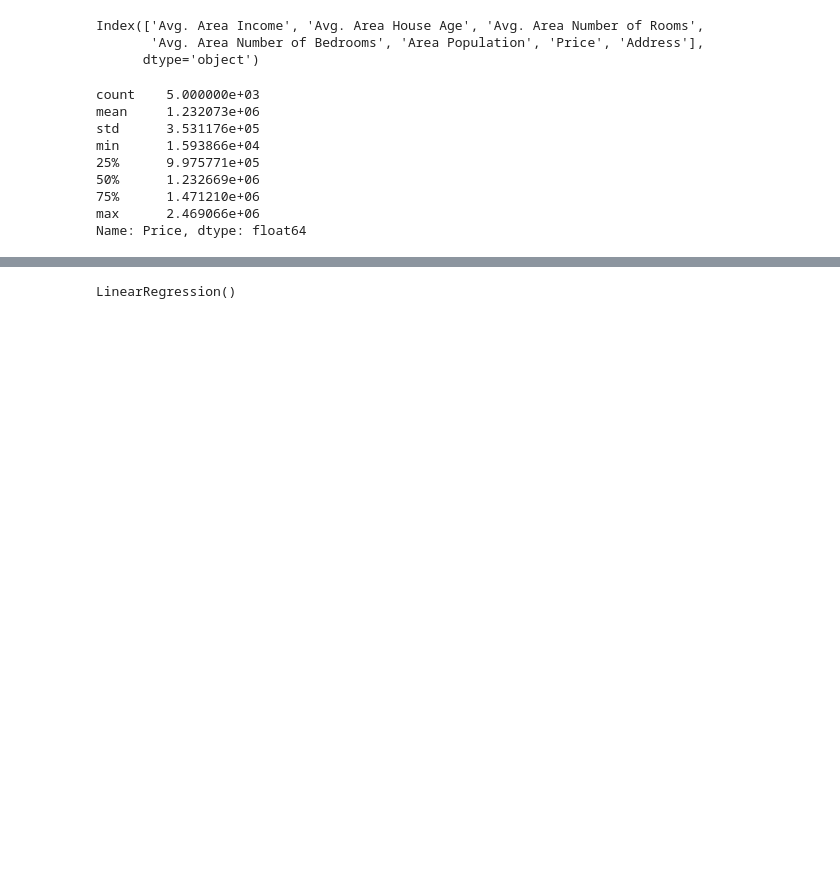
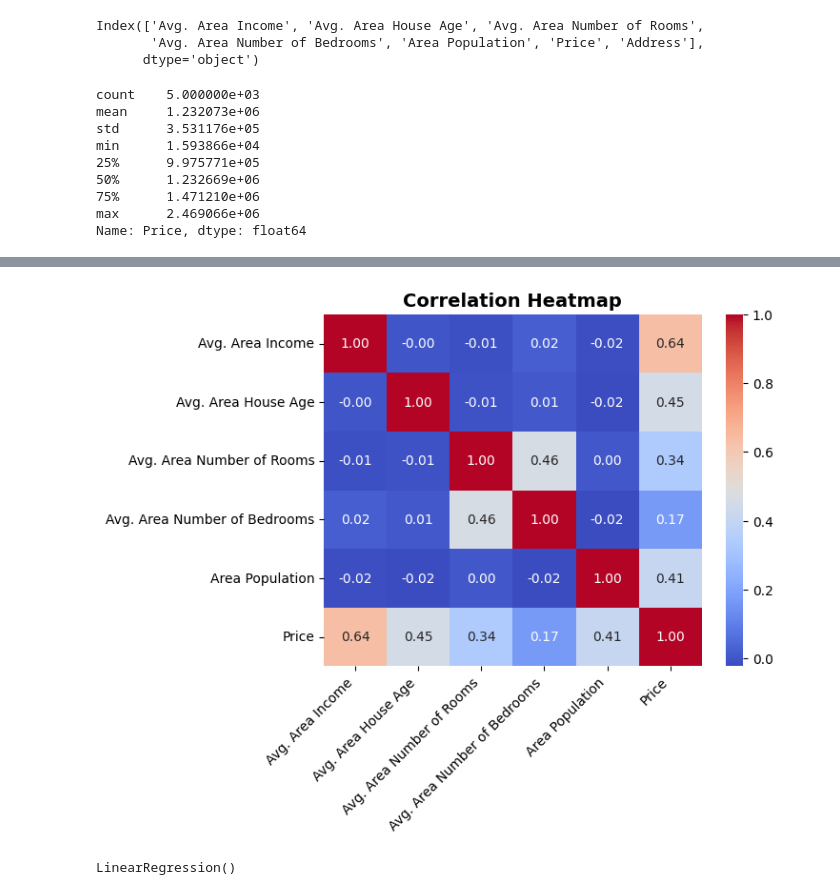
Before and after one commit to mohalkarushikesh/AI-ML-Engineer-Notes, a Jupyter notebook: Python-for-Data-Science-and-Machine-Learning-Bootcamp/Linear Regression /Linear Regression.ipynb, the cells around one changed output, grey strips where cells are left out. Cells and saved outputs as stored; diff of their text form; code cells hidden in the pictures; blank space fills up the shorter version.

```diff
--- a/Python-for-Data-Science-and-Machine-Learning-Bootcamp/Linear Regression /Linear Regression.ipynb
+++ b/Python-for-Data-Science-and-Machine-Learning-Bootcamp/Linear Regression /Linear Regression.ipynb
@@ -83,3 +84,11 @@ sns.heatmap(df.select_dtypes(include='number').corr(), annot=True, cmap='coolwar
+# %%
+heatmap = sns.heatmap(df.select_dtypes(include='number').corr(), annot=True, cmap='coolwarm', fmt=".2f")
+heatmap.set_xticklabels(heatmap.get_xticklabels(), rotation=45, ha='right')  # Adjusts labels
+heatmap.set_yticklabels(heatmap.get_yticklabels(), rotation=0)  # Keeps y-axis readable
+plt.title("Correlation Heatmap", fontsize=14, fontweight="bold")
+plt.show()
+# %% [output]
+[figure, added]
 # %%
 # Define features (X) and target variable (y)
 X = df[['Avg. Area Income', 'Avg. Area House Age', 'Avg. Area Number of Rooms',
```
Also changed, not shown: parts of 3 cells of this notebook.
